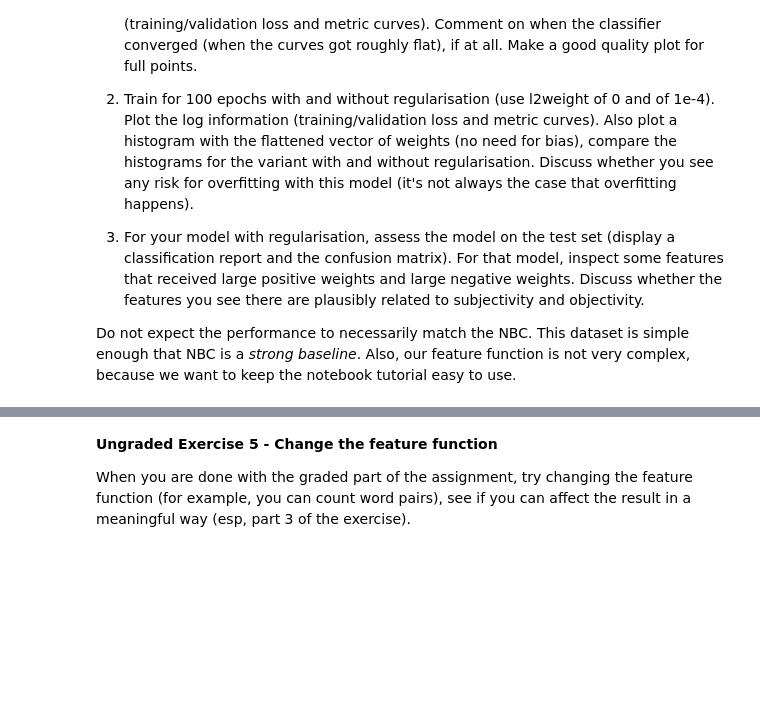
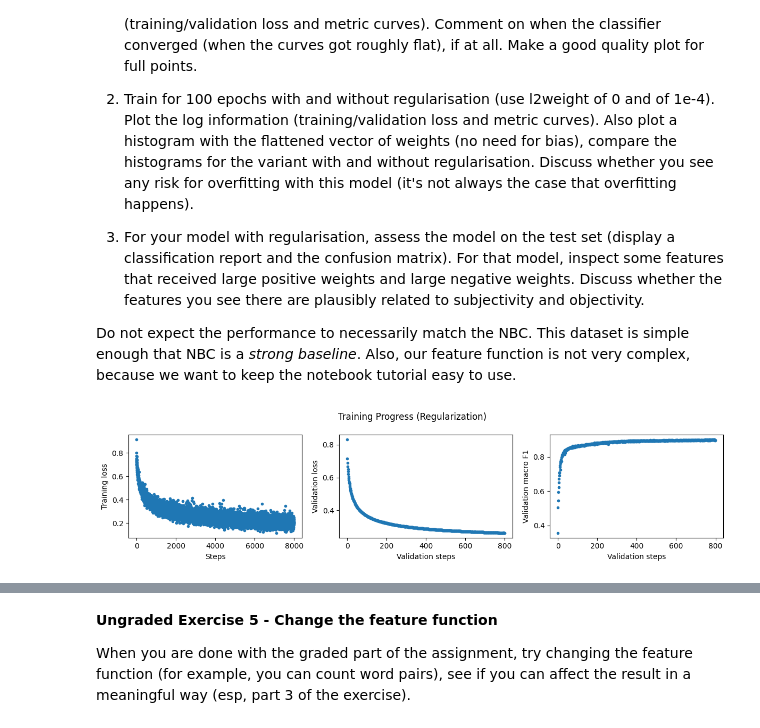
Before and after one commit to roosz/informatievisualisatie, a Jupyter notebook: T2.ipynb, the cells around one changed output, grey strips where cells are left out. Saved outputs shown, nothing was run; the diff lists cells and outputs as text; code cells hidden in the pictures; blank space fills up the shorter version.

```diff
--- a/T2.ipynb
+++ b/T2.ipynb
@@ -1160,3 +1256,20 @@ Do not expect the performance to necessarily match the NBC. This dataset is simp
     num_epochs=100,
     rng=np.random.RandomState(42),
 )
+# %%
+skip = 1
+fig, ax = plt.subplots(1, 3, figsize=(12, 3))
+_ = ax[0].plot(np.arange(len(bin_log_reg['loss'][skip:])), bin_log_reg['loss'][skip:], '.')
+_ = ax[0].set_ylabel("Training loss")
+_ = ax[0].set_xlabel("Steps")
+_ = ax[1].plot(np.arange(len(bin_log_reg['val_loss'][skip:])), bin_log_reg['val_loss'][skip:], '.')
+_ = ax[1].set_ylabel("Validation loss")
+_ = ax[1].set_xlabel("Validation steps")
+_ = ax[2].plot(np.arange(len(bin_log_reg['val_metric'][skip:])), bin_log_reg['val_metric'][skip:], '.')
+_ = ax[2].set_ylabel("Validation macro F1")
+_ = ax[2].set_xlabel("Validation steps")
+fig.suptitle("Training Progress (Regularization)")
+fig.tight_layout(h_pad=1, w_pad=1)
+fig.show()
+# %% [output]
+[figure, added]
```
Also changed, not shown: parts of 35 cells of this notebook.
